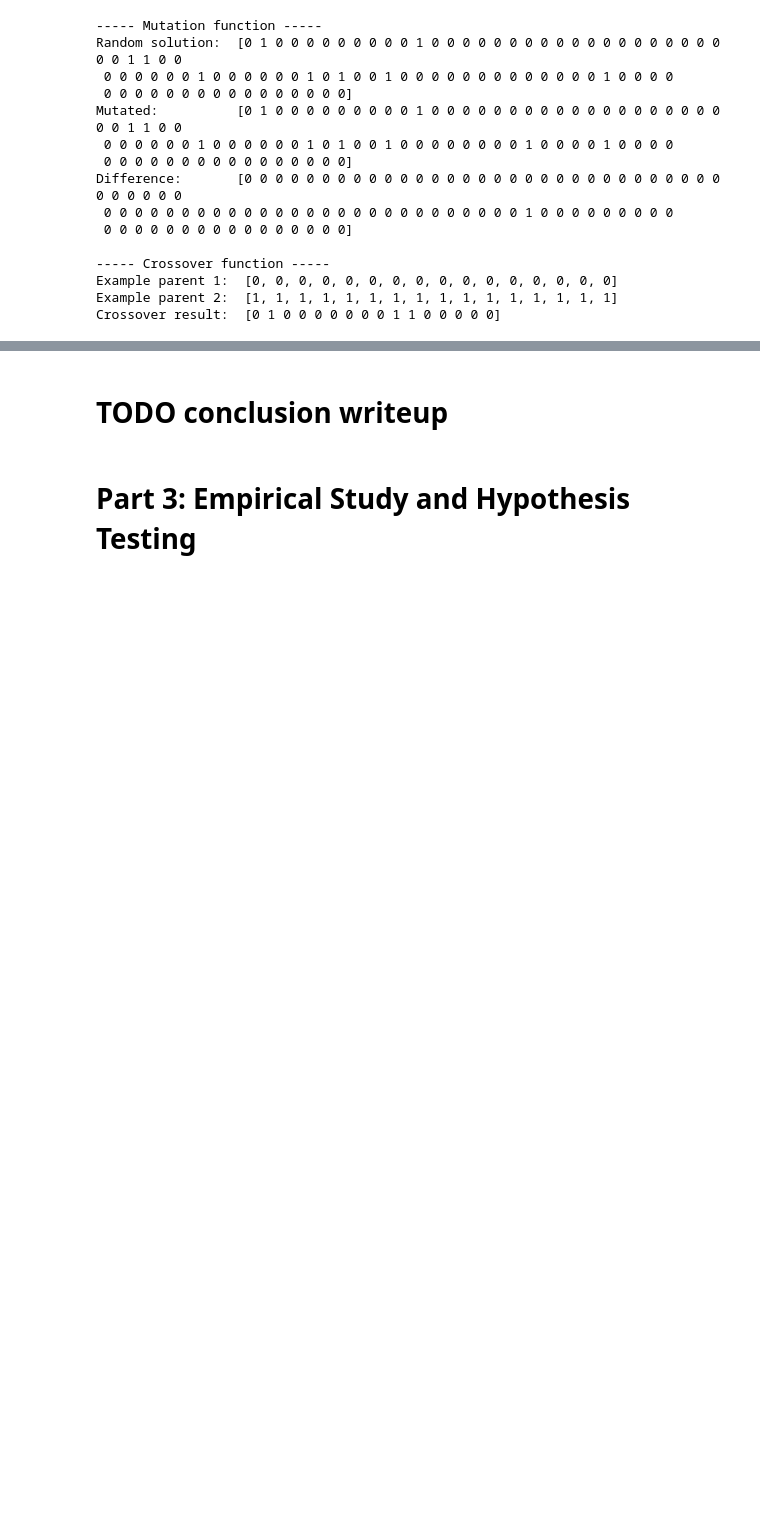
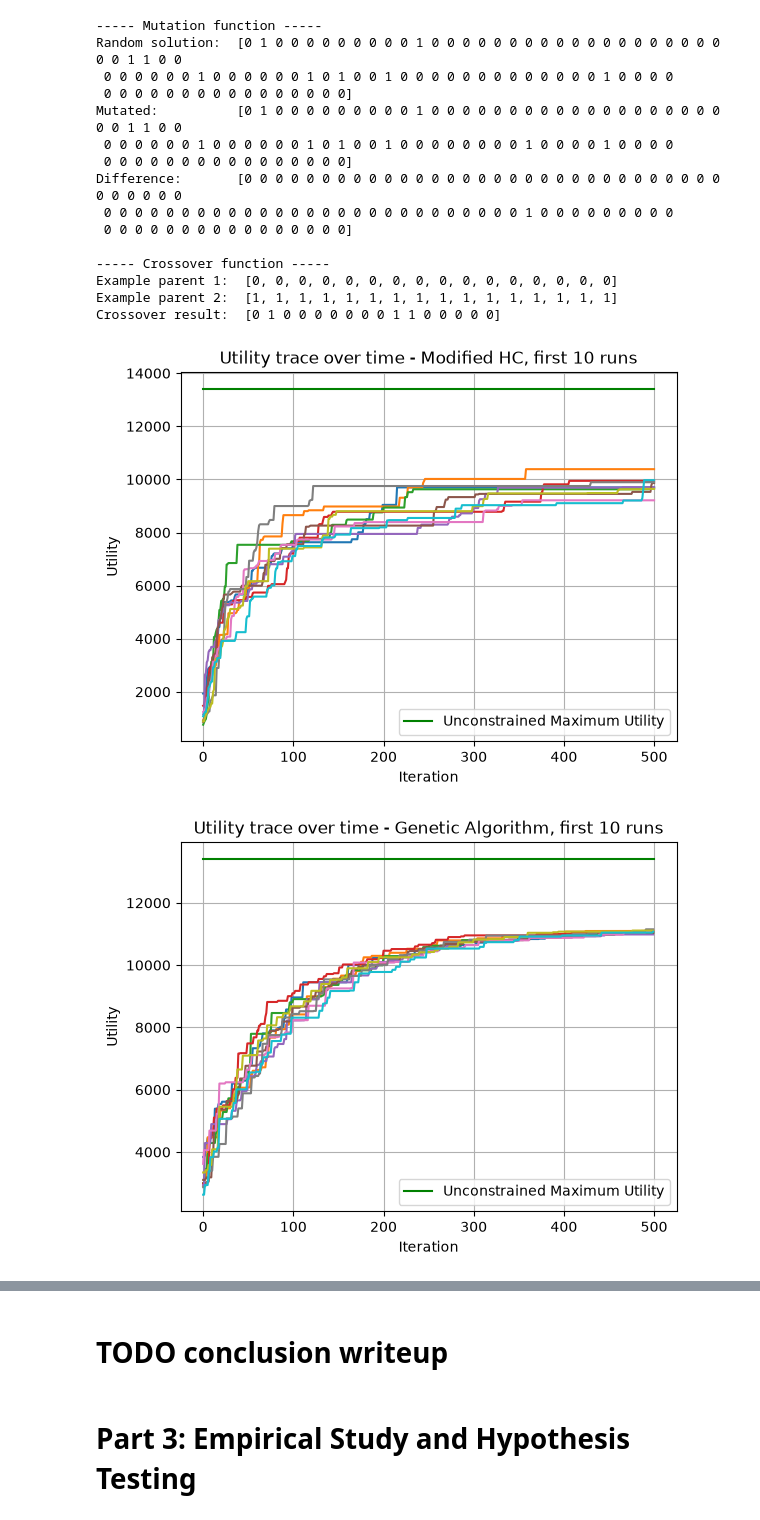
Before and after one commit to AyOhEe/CSCU9YE-Assignment, a Jupyter notebook: 3423815.ipynb, the cells around one changed output, grey strips where cells are left out. Cells and saved outputs as stored; diff of their text form; code cells hidden in the pictures; blank space fills up the shorter version.

Commit message:
Part 2 graphs and printout

```diff
--- a/3423815.ipynb
+++ b/3423815.ipynb
@@ -467,12 +486,12 @@ Crossover result:  [0 1 0 0 0 0 0 0 0 1 1 0 0 0 0 0]
 np.random.seed(42)
 
 PART_2_RUNS = 100
-PART_2_ITERATIONS = 200
+PART_2_ITERATIONS = 500
 GA_POPULATION_SIZE = 100
 GA_OFFSPRING_COUNT = 10
 
 # reusing timed_runs from task 1
-runs_hc, times_hc = timed_runs(PART_2_RUNS, lambda: hill_climb_base(workload_90, PART_2_ITERATIONS))
+runs_hc, times_hc = timed_runs(PART_2_RUNS, lambda: hill_climb_modified(workload_90, PART_2_ITERATIONS))
 runs_ga, times_ga = timed_runs(PART_2_RUNS, lambda: genetic_algorithm(workload_90, PART_2_ITERATIONS, GA_POPULATION_SIZE, GA_OFFSPRING_COUNT))
 
 traces_hc = [run[2] for run in runs_hc]
@@ -481,5 +500,35 @@ traces_ga = [run[2] for run in runs_ga]
 best_hc = [run[1][1] for run in runs_hc]
 best_ga = [run[1][1] for run in runs_ga]
 # %%
-# TODO plot raw traces
+%matplotlib inline
+
+unconstrained_max = sum(get_utilities(workload_90))
+
+for trace in traces_hc[0:10]:
+    plt.plot(trace)
+
+plt.plot([unconstrained_max] * (PART_2_ITERATIONS + 1), color="green", label="Unconstrained Maximum Utility")
+
+plt.xlabel("Iteration")
+plt.ylabel("Utility")
+plt.title("Utility trace over time - Modified HC, first 10 runs")
+plt.legend(loc='lower right')
+plt.grid(True)
+plt.show()
+
+
+for trace in traces_ga[0:10]:
+    plt.plot(trace)
+
+plt.plot([unconstrained_max] * (PART_2_ITERATIONS + 1), color="green", label="Unconstrained Maximum Utility")
+
+plt.xlabel("Iteration")
+plt.ylabel("Utility")
+plt.title("Utility trace over time - Genetic Algorithm, first 10 runs")
+plt.legend(loc='lower right')
+plt.grid(True)
+plt.show()
+# %% [output]
+[figure, added]
+[figure, added]
 # %%
```
Also changed, not shown: parts of 8 cells of this notebook.
